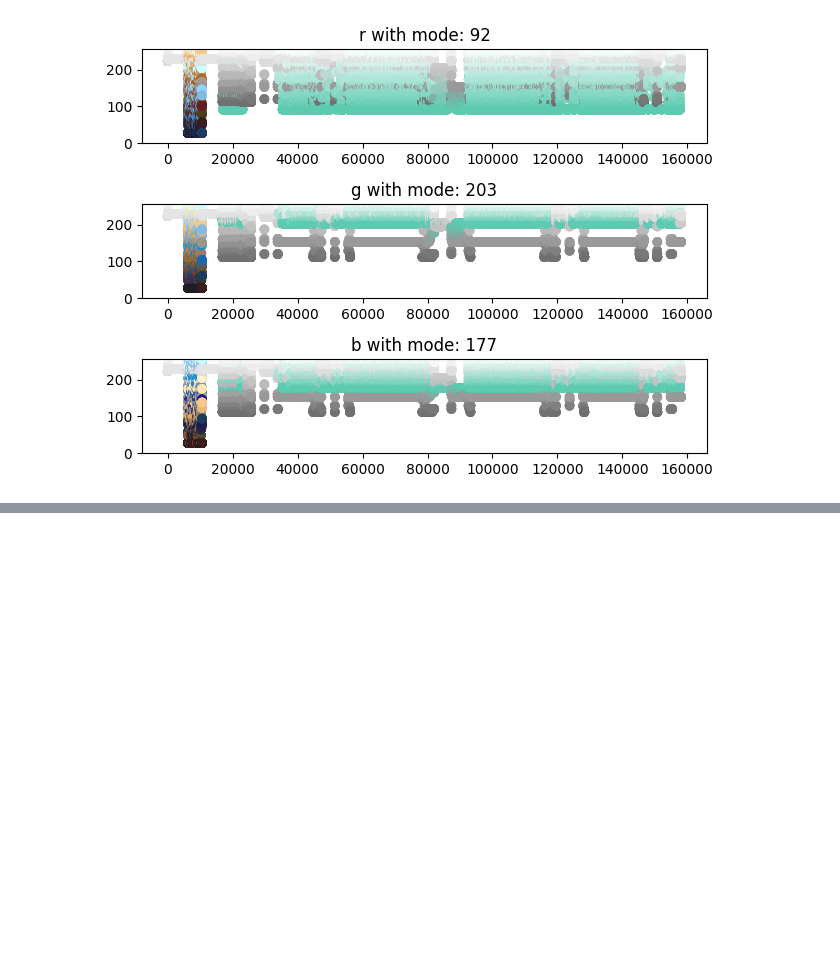
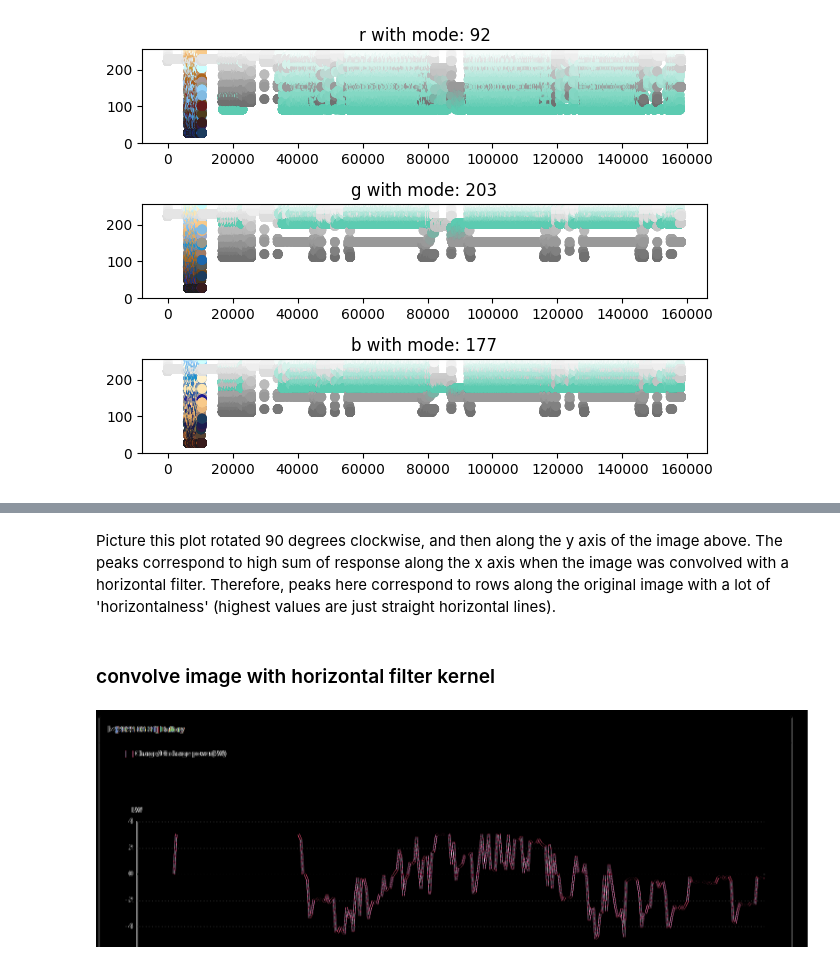
Before and after one commit to jordanesmith/Carbon-Intensity-Project-, a Jupyter notebook: experiments.ipynb, the cells around one changed output, grey strips where cells are left out. Saved outputs shown, nothing was run; the diff lists cells and outputs as text; code cells hidden in the pictures; blank space fills up the shorter version.

```diff
--- a/experiments.ipynb
+++ b/experiments.ipynb
@@ -94,0 +103,14 @@ fig.tight_layout(), target_col_dict
+# %% [markdown]
+Picture this plot rotated 90 degrees clockwise, and then along the y axis of the image above. The peaks correspond to high sum of response along the x axis when the image was convolved with a horizontal filter. Therefore, peaks here correspond to rows along the original image with a lot of 'horizontalness' (highest values are just straight horizontal lines).
+# %% [markdown]
+### convolve image with horizontal filter kernel
+# %%
+width = 5
+convolution_kernel = np.array([[-1]*width,
+                               [2]*width,
+                               [-1]*width]).T
+
+result = cv2.filter2D(img_arr, -1, convolution_kernel)
+Image.fromarray(result)
+# %% [output]
+[figure, added]
```
Also changed, not shown: parts of 14 cells of this notebook.
